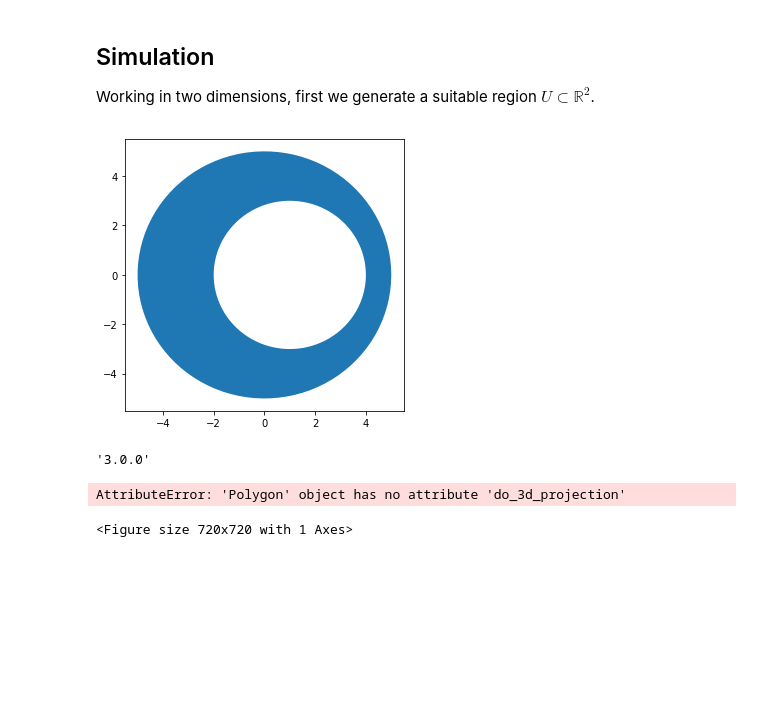
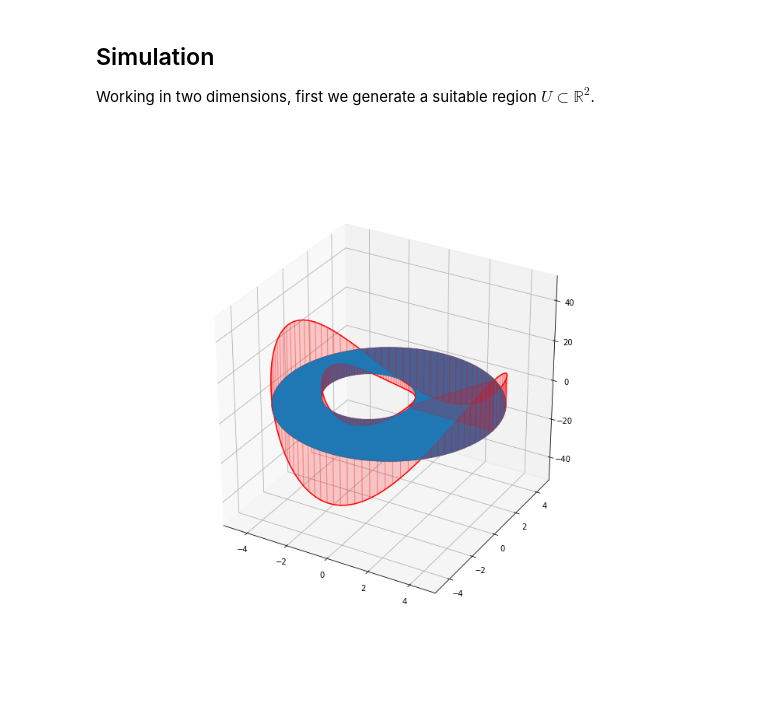
Before and after one commit to WGUNDERWOOD/dirichlet-problem-local-martingales, a Jupyter notebook: dirichlet-problem-local-martingales.ipynb, the cells around one changed output. Drawn from its saved outputs; the diff is of its cells as text; code cells hidden in the pictures; blank space fills up the shorter version.

Commit message:
getting graphics to work

```diff
--- a/dirichlet-problem-local-martingales.ipynb
+++ b/dirichlet-problem-local-martingales.ipynb
@@ -79,32 +80,31 @@ import matplotlib.pyplot as plt
 from mpl_toolkits.mplot3d import Axes3D
-# %%
-U = dplm.get_offset_circles((0,0),(1,0),5,3,100)
-ax = plt.subplots(figsize=(5,5))
-ax = plt.fill(U[:,0], U[:,1])
-plt.show()
-# %% [output]
-[figure, removed]
-# %%
-import matplotlib as mpl
-
-mpl.__version__
-# %% [output]
-'3.0.0'
-# %%
-def phi(xy):
-
-    x = xy[0]
-    y = xy[1]
-
-    return x**2 - y
-
-U_phi = dplm.apply_to_coords(U, phi)
-
-fig = plt.figure(figsize=(10,10))
-ax = fig.add_subplot(111, projection='3d')
-ax.plot(U_phi[:,0], U_phi[:,1], zs=U_phi[:,2])
-plt.fill(U[:,0], U[:,1])
-plt.show()
-# %% [output]
-AttributeError: 'Polygon' object has no attribute 'do_3d_projection'
-<Figure size 720x720 with 1 Axes>
+# %%
+U = dplm.get_offset_circles((0,0),(-1,0),5,2,100)
+
+def phi(xy):
+
+    x = xy[0]
+    y = xy[1]
+
+    return x**2 - y**2
+
+U_phi = dplm.apply_to_coords(U, phi)
+# %%
+poly3dCollection = dplm.data_to_polygon(U_phi, 0, 'r', 0.2)
+
+fig = plt.figure(figsize=(10,10))
+ax = fig.add_subplot(111, projection='3d')
+ax.add_collection3d(plt.fill_between(U[:,0], U[:,1], 0))
+ax.add_collection3d(poly3dCollection, )
+
+ax.plot(U_phi[:,0], U_phi[:,1], zs=U_phi[:,2], color='r')
+#ax.plot_surface(X=U_phi[:,0], Y=U_phi[:,1], Z=U_phi[:,2].reshape((-1,1)), color='r', zorder=10)
+
+ax.set_xlim([-5,5])
+ax.set_ylim([-5,5])
+ax.set_zlim([-50,50])
+
+
+plt.show()
+# %% [output]
+[figure, added]
```
Also changed, not shown: parts of 1 cell of this notebook, 1 other file.
